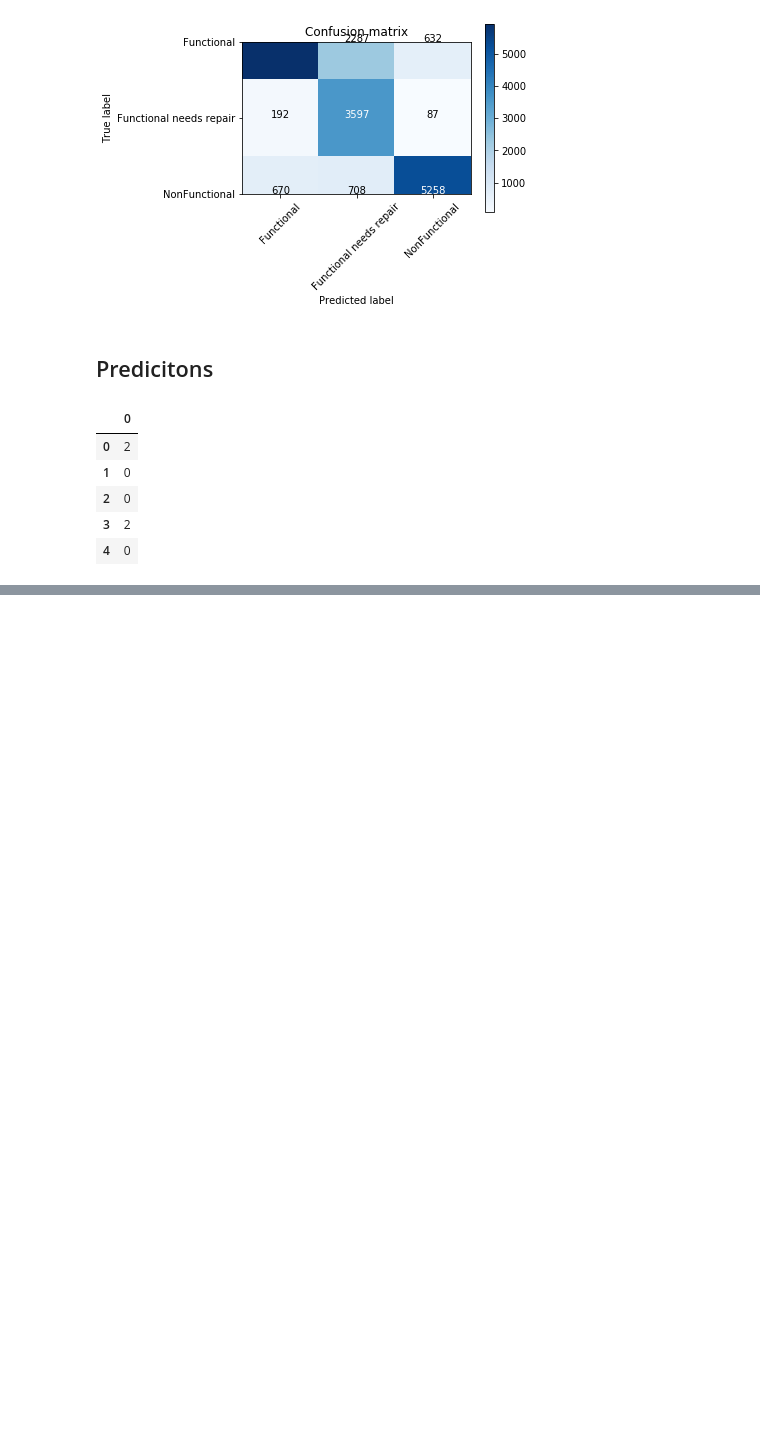
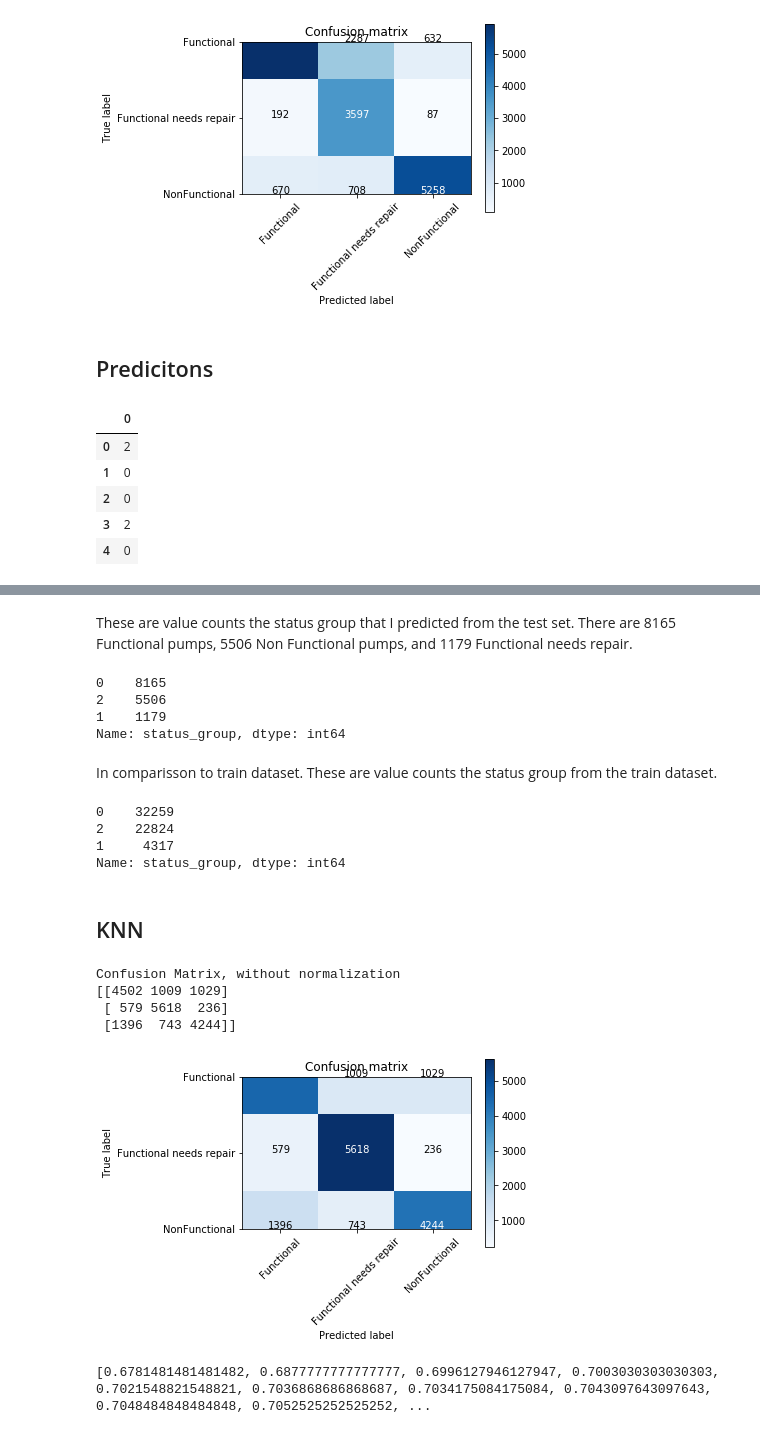
Before and after one commit to emilia329/PumpIt, a Jupyter notebook: Modeling.ipynb, the cells around one changed output, grey strips where cells are left out. Drawn from its saved outputs; the diff is of its cells as text; code cells hidden in the pictures; blank space fills up the shorter version.

Commit message:
second model

```diff
--- a/Modeling.ipynb
+++ b/Modeling.ipynb
@@ -214,0 +214,39 @@ test.shape, prediction.shape
+# %% [markdown]
+These are value counts the status group that I predicted from the test set. There are 8165 Functional pumps, 5506 Non Functional pumps, and 1179 Functional needs repair.
+# %%
+prediction['status_group'].value_counts()
+# %% [output]
+0    8165
+2    5506
+1    1179
+Name: status_group, dtype: int64
+# %% [markdown]
+In comparisson to train dataset. These are value counts the status group from the train dataset.
+# %%
+train['status_group'].value_counts()
+# %% [output]
+0    32259
+2    22824
+1     4317
+Name: status_group, dtype: int64
+# %% [markdown]
+## KNN
+# %%
+model = KNeighborsClassifier(n_neighbors=6)
+model.fit(X_train, y_train)
+
+y_predknn = model.predict(X_test)
+# %%
+cm = confusion_matrix(y_test, y_predknn)
+classes = ['Functional', 'Functional needs repair','NonFunctional']
+# %%
+plot_confusion_matrix(cm, classes,
+                          normalize=False,
+                          title='Confusion matrix',
+                          cmap=plt.cm.Blues)
+# %% [output]
+Confusion Matrix, without normalization
+[[4502 1009 1029]
+ [ 579 5618  236]
+ [1396  743 4244]]
+[figure, added]
@@ -214,0 +255,12 @@ test.shape, prediction.shape
+# %%
+k_range = list(range(1, 12))
+k_scores = []
+for k in k_range:
+    knn = KNeighborsClassifier(n_neighbors=k)
+    knn.fit(X_train, y_train)
+    y_predict = knn.predict(X_test)
+    scores = cross_val_score(knn, X, y, cv=10, scoring='accuracy')
+    k_scores.append(scores.mean())
+print(k_scores)
+# %% [output]
+[0.6781481481481482, 0.6877777777777777, 0.6996127946127947, 0.7003030303030303, 0.7021548821548821, 0.7036868686868687, 0.7034175084175084, 0.7043097643097643, 0.7048484848484848, 0.7052525252525252, ...
```
Also changed, not shown: parts of 18 cells of this notebook.
